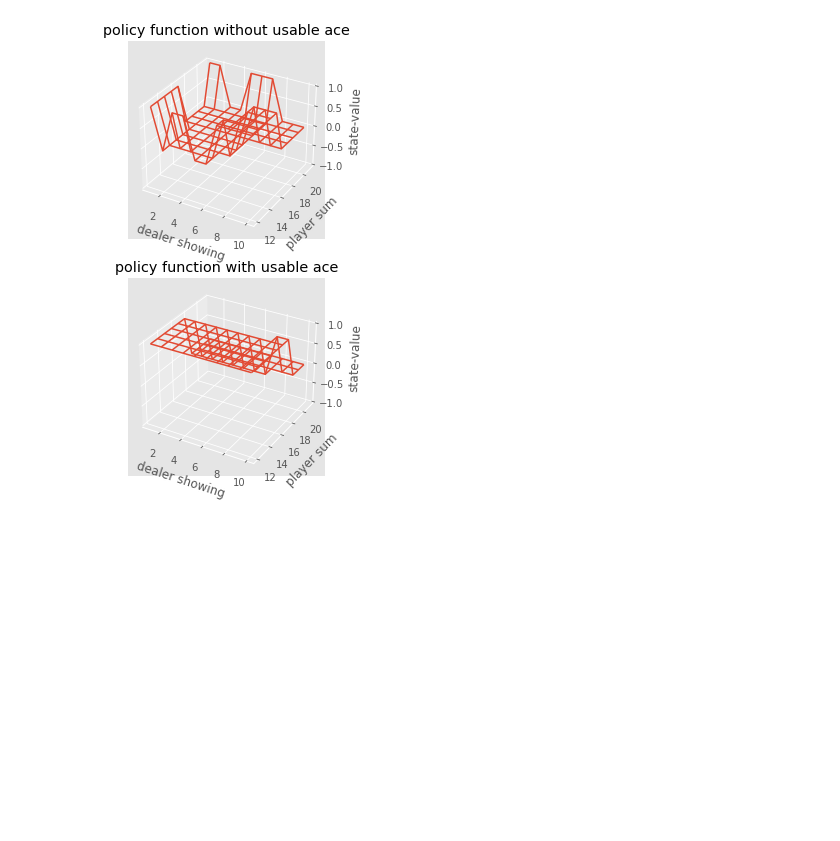
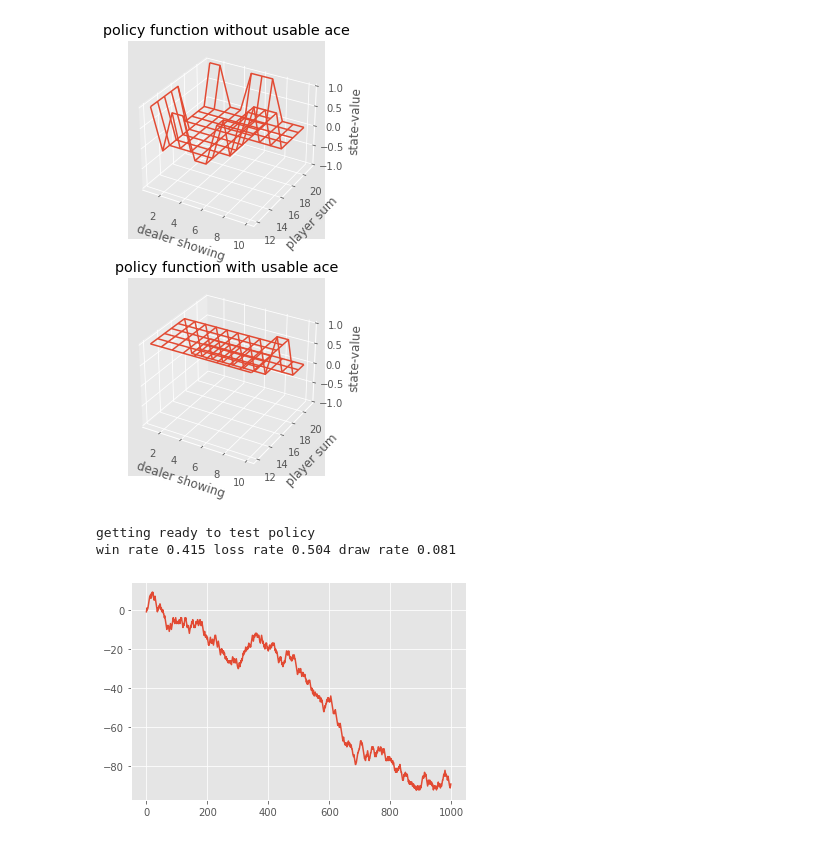
Before and after one commit to kiritowu/Hands-On-Reinforcement-Learning-with-Python, a Jupyter notebook: Chapter04/4.7 Blackjack MC-ES Control.ipynb, the cells around one changed output. Cells and saved outputs as stored; diff of their text form; code cells hidden in the pictures; blank space fills up the shorter version.

```diff
--- a/Chapter04/4.7 Blackjack MC-ES Control.ipynb
+++ b/Chapter04/4.7 Blackjack MC-ES Control.ipynb
@@ -119,3 +119,38 @@ axes[1].set_title('policy function with usable ace')
 plot_blackjack(policy_table, axes[0], axes[1])
 # %% [output]
 [figure]
+# %%
+numEpisodes = 1000
+rewards = np.zeros(numEpisodes)
+totalReward = 0
+wins = 0
+losses = 0
+draws = 0
+print('getting ready to test policy')
+for i in range(numEpisodes):
+    observation = env.reset()
+    done = False
+    while not done:
+        action = mces_policy(observation, q_table, -1)
+        observation_, reward, done, info = env.step(action)
+        observation = observation_
+    totalReward += reward
+    rewards[i] = totalReward
+
+    if reward >= 1:
+        wins += 1
+    elif reward == 0:
+        draws += 1
+    elif reward == -1:
+        losses += 1
+
+wins /= numEpisodes
+losses /= numEpisodes
+draws /= numEpisodes
+print('win rate', wins, 'loss rate', losses, 'draw rate', draws)
+plt.plot(rewards)
+plt.show()
+# %% [output]
+getting ready to test policy
+win rate 0.415 loss rate 0.504 draw rate 0.081
+[figure, added]
```
Also changed, not shown: 1 other file.
